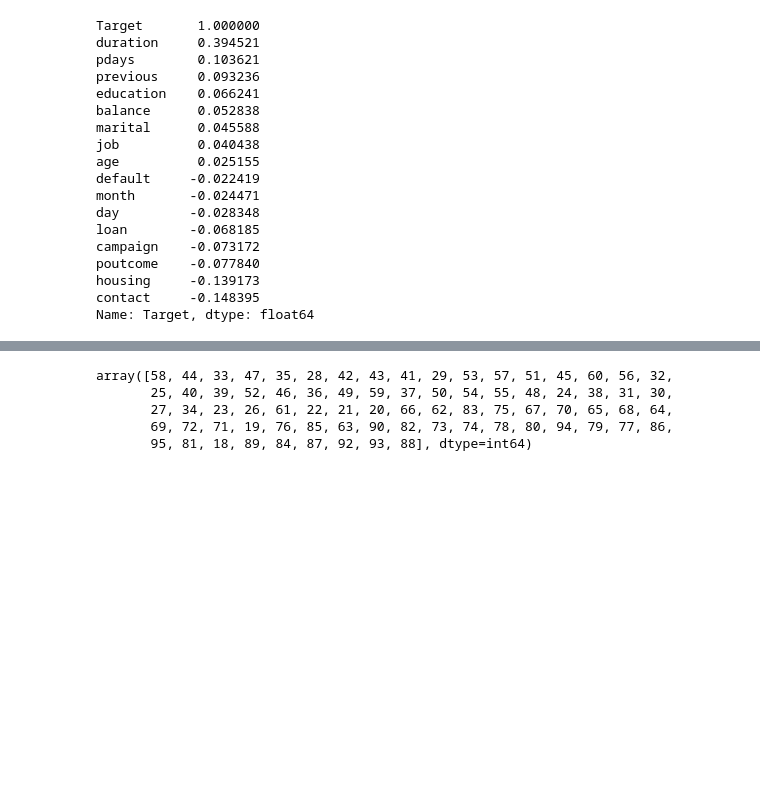
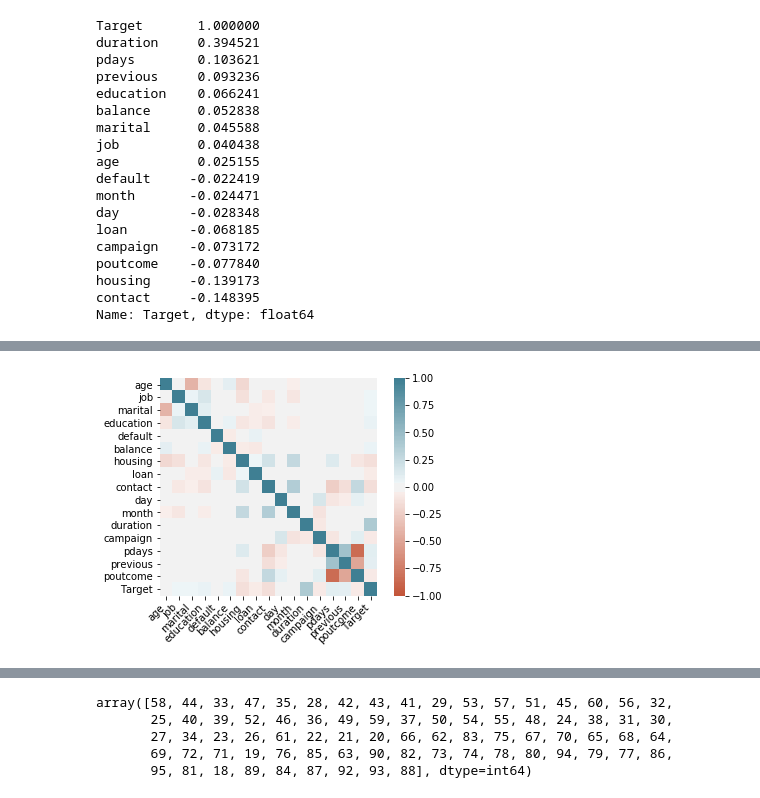
Before and after one commit to rajkumarin/Advertisement_effectiveness, a Jupyter notebook: ML project Harrisburg.ipynb, the cells around one changed output, grey strips where cells are left out. Cells and saved outputs as stored; diff of their text form; code cells hidden in the pictures; blank space fills up the shorter version.

```diff
--- a/ML project Harrisburg.ipynb
+++ b/ML project Harrisburg.ipynb
@@ -327,3 +327,8 @@ cor_matrix
 | previous | 0.001288 | -0.000911 | 0.014973 | 0.017570 | -0.018329 | 0.016674 | 0.037076 | -0.011043 | -0.147811 | -0.051710 | 0.022727 | ... |
 | poutcome | 0.007367 | 0.011010 | -0.016850 | -0.019361 | 0.034898 | -0.020967 | -0.099971 | 0.015458 | 0.272214 | 0.083460 | -0.033038 | ... |
 | Target | 0.025155 | 0.040438 | 0.045588 | 0.066241 | -0.022419 | 0.052838 | -0.139173 | -0.068185 | -0.148395 | -0.028348 | -0.024471 | ... |
+# %%
+ax = sns.heatmap(cor_matrix, vmin=-1, vmax=1, center=0, cmap=sns.diverging_palette(20, 220, n=200), square=True)
+ax.set_xticklabels(ax.get_xticklabels(), rotation=45, horizontalalignment='right');
+# %% [output]
+[figure, added]
```
Also changed, not shown: parts of 81 cells of this notebook, 1 other file.
